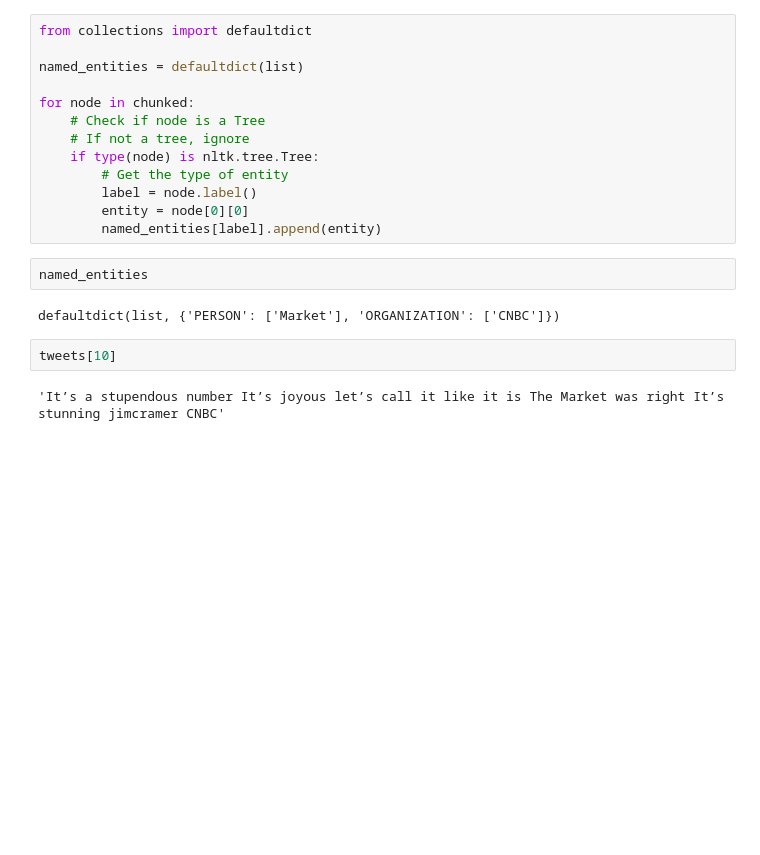
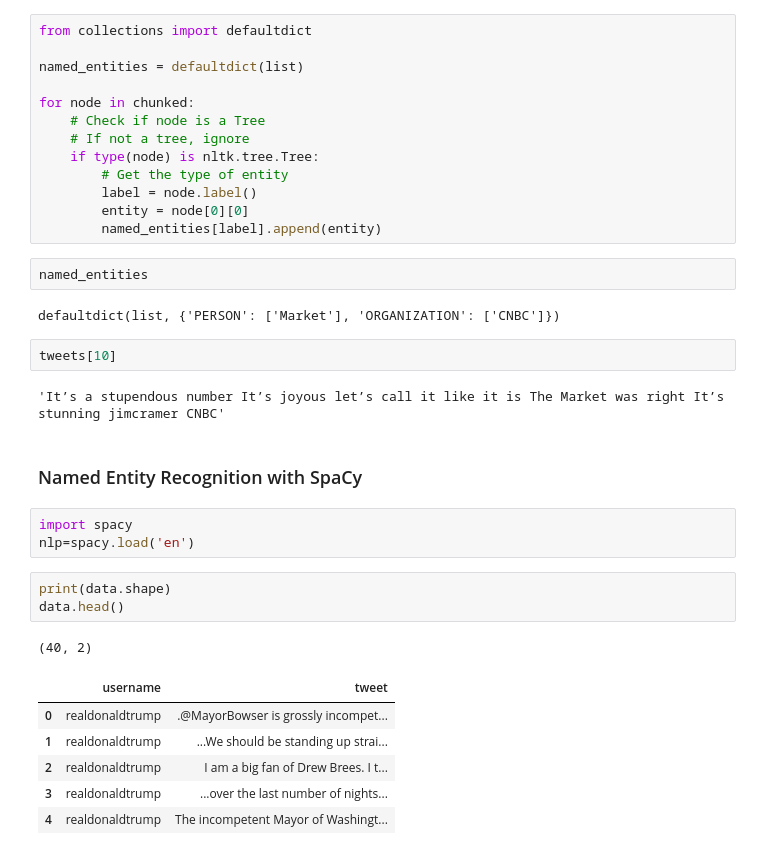
Before and after one commit to laghmamyassine/TextMining-JVLIVS, a Jupyter notebook: Twitter_NER.ipynb, the cells around one changed output. Saved outputs shown, nothing was run; the diff lists cells and outputs as text; blank space fills up the shorter version.

```diff
--- a/Twitter_NER.ipynb
+++ b/Twitter_NER.ipynb
@@ -534,3 +507,19 @@ defaultdict(list, {'PERSON': ['Market'], 'ORGANIZATION': ['CNBC']})
 tweets[10]
 # %% [output]
 'It’s a stupendous number It’s joyous let’s call it like it is The Market was right It’s stunning jimcramer CNBC'
+# %% [markdown]
+### Named Entity Recognition with SpaCy
+# %%
+import spacy
+nlp=spacy.load('en')
+# %%
+print(data.shape)
+data.head()
+# %% [output]
+(40, 2)
+|  | username | tweet |
+| 0 | realdonaldtrump | .@MayorBowser is grossly incompet... |
+| 1 | realdonaldtrump | ...We should be standing up strai... |
+| 2 | realdonaldtrump | I am a big fan of Drew Brees. I t... |
+| 3 | realdonaldtrump | ...over the last number of nights... |
+| 4 | realdonaldtrump | The incompetent Mayor of Washingt... |
```
Also changed, not shown: parts of 16 cells of this notebook.
